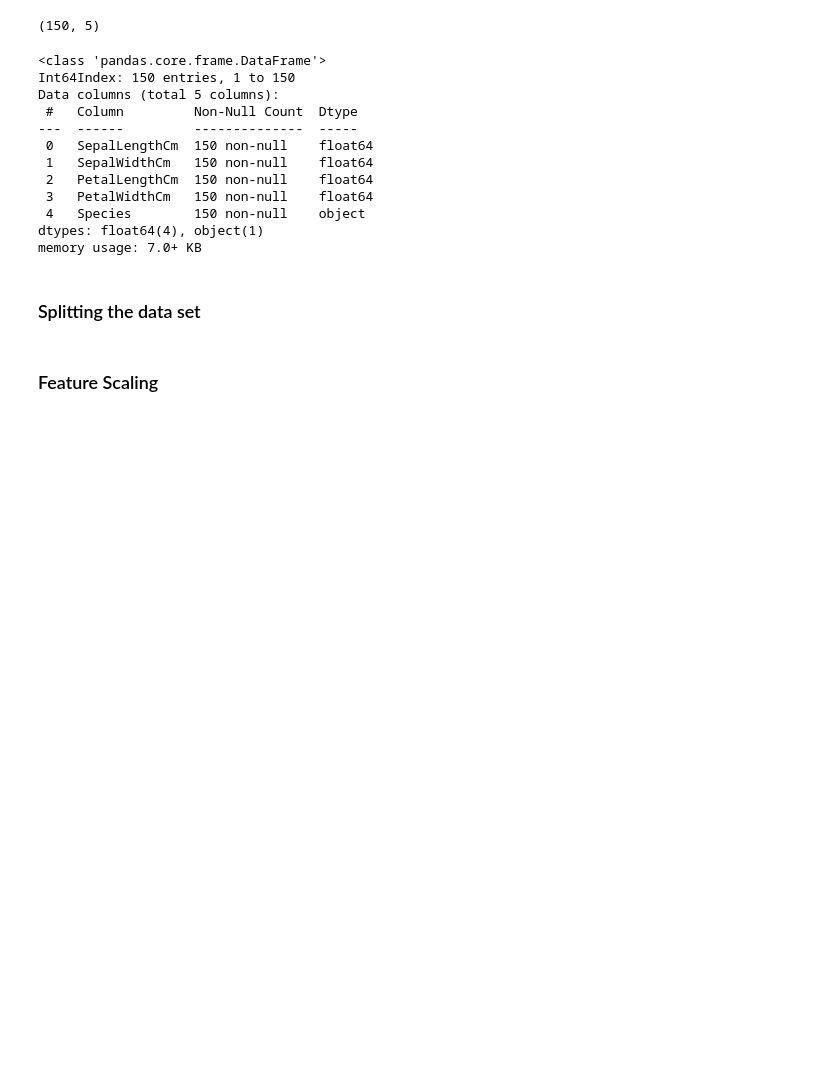
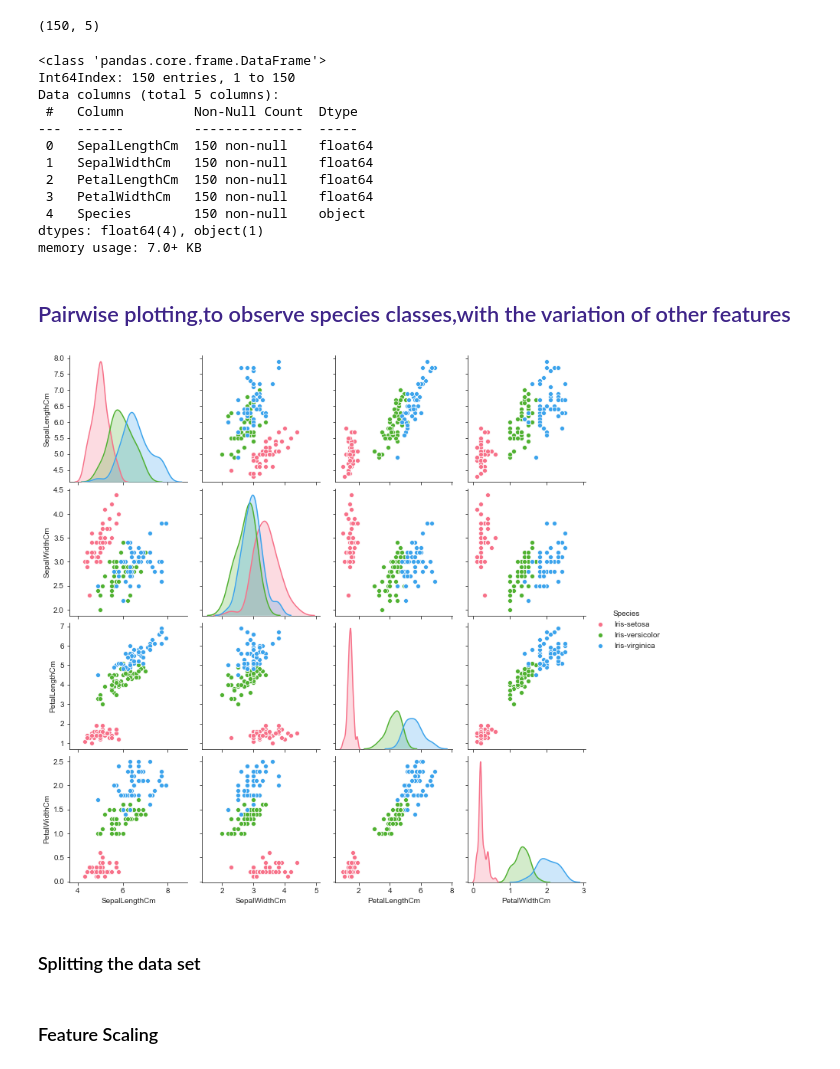
Before and after one commit to shyni0201/TheSparksFoundation_internship_DS, a Jupyter notebook: Task_06.ipynb, the cells around one changed output. Saved outputs shown, nothing was run; the diff lists cells and outputs as text; code cells hidden in the pictures; blank space fills up the shorter version.

```diff
--- a/Task_06.ipynb
+++ b/Task_06.ipynb
@@ -68,6 +68,14 @@ Data columns (total 5 columns):
  4   Species        150 non-null    object
 dtypes: float64(4), object(1)
 memory usage: 7.0+ KB
+# %% [markdown]
+## <span style="color:#3E2488;">Pairwise plotting,to observe species classes,with the variation of other features</span>
+# %%
+sns.set_style("ticks")
+sns.pairplot(data,hue = 'Species',diag_kind = "kde",kind = "scatter",palette = "husl")
+plt.show()
+# %% [output]
+[figure, added]
 # %% [markdown]
 ### Splitting the data set
 # %%
```
Also changed, not shown: parts of 12 cells of this notebook.
